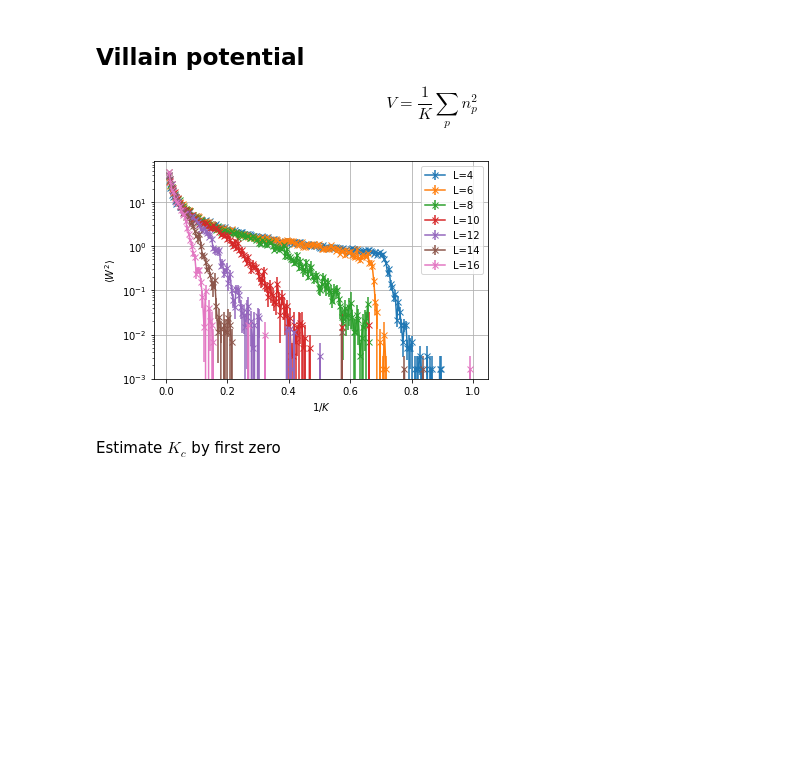
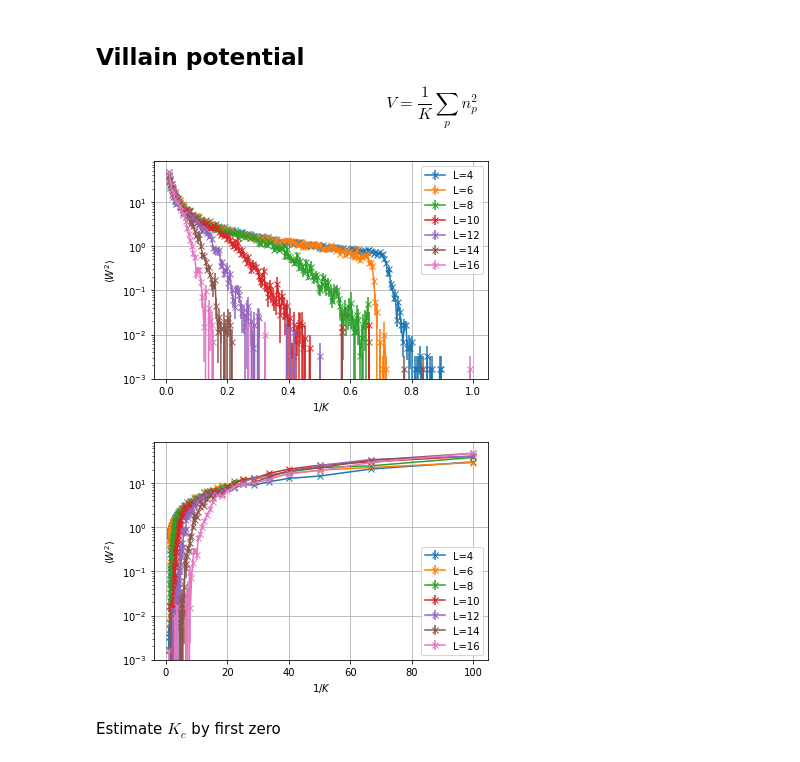
Before and after one commit to Renmusxd/PyGaugeMC, a Jupyter notebook: jupyter/EarlySim.ipynb, the cells around one changed output. Saved outputs shown, nothing was run; the diff lists cells and outputs as text; code cells hidden in the pictures; blank space fills up the shorter version.

```diff
--- a/jupyter/EarlySim.ipynb
+++ b/jupyter/EarlySim.ipynb
@@ -57,19 +57,34 @@ else:
 # %%
 for l, data in zip(all_ls, all_windings):
     plt.errorbar(inv_ks,
                  data.mean(axis=(-2,-1)),
                  yerr=np.sqrt(data.mean(axis=-1).var(axis=-1)/num_experiments),
                  marker='x',
                  label=f'L={l}')
 plt.grid()
 plt.yscale('log')
 plt.ylabel(r'$\langle W^2 \rangle$')
 plt.xlabel(r'$1/K$')
 plt.legend()
 plt.savefig('confinement_log.png', dpi=300)
 plt.show()
+
+for l, data in zip(all_ls, all_windings):
+    plt.errorbar(1./inv_ks,
+                 data.mean(axis=(-2,-1)),
+                 yerr=np.sqrt(data.mean(axis=-1).var(axis=-1)/num_experiments),
+                 marker='x',
+                 label=f'L={l}')
+plt.grid()
+plt.yscale('log')
+plt.ylabel(r'$\langle W^2 \rangle$')
+plt.xlabel(r'$1/K$')
+plt.legend()
+plt.savefig('confinement_log.png', dpi=300)
+plt.show()
 # %% [output]
 [figure]
+[figure, added]
 # %% [markdown]
 Estimate $K_c$ by first zero
 # %%
```
Also changed, not shown: parts of 3 cells of this notebook, 1 other file.
